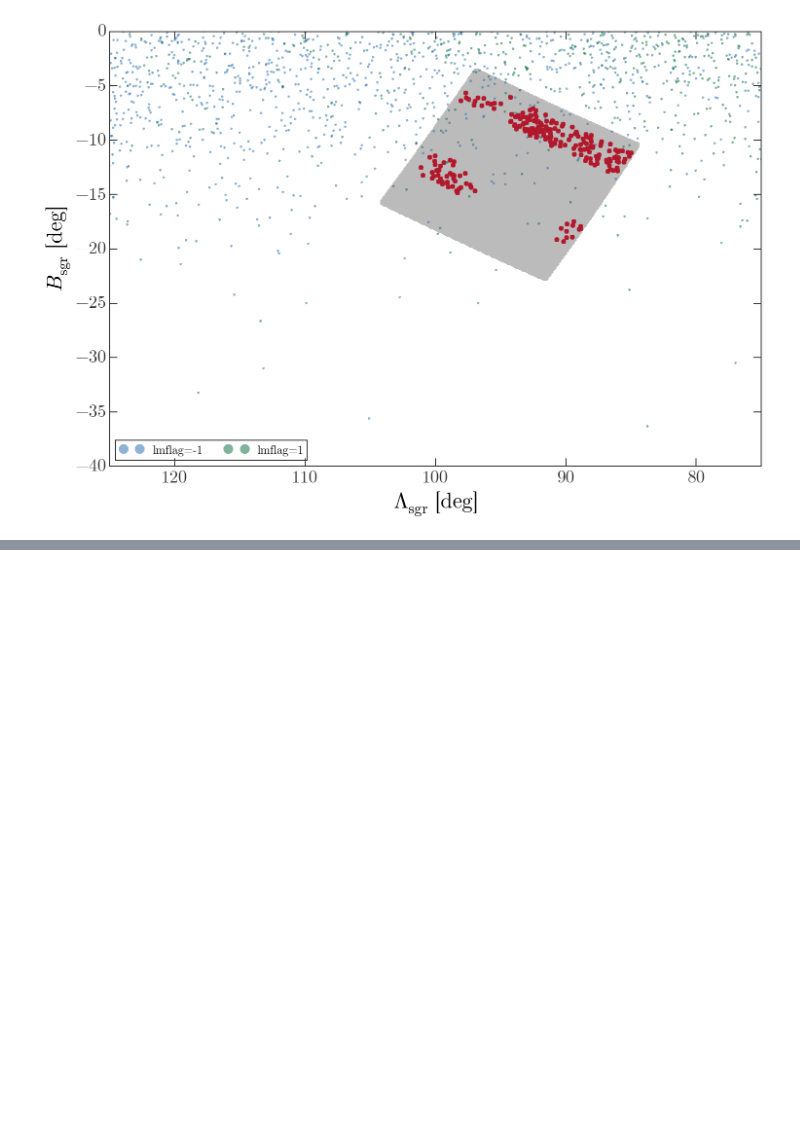
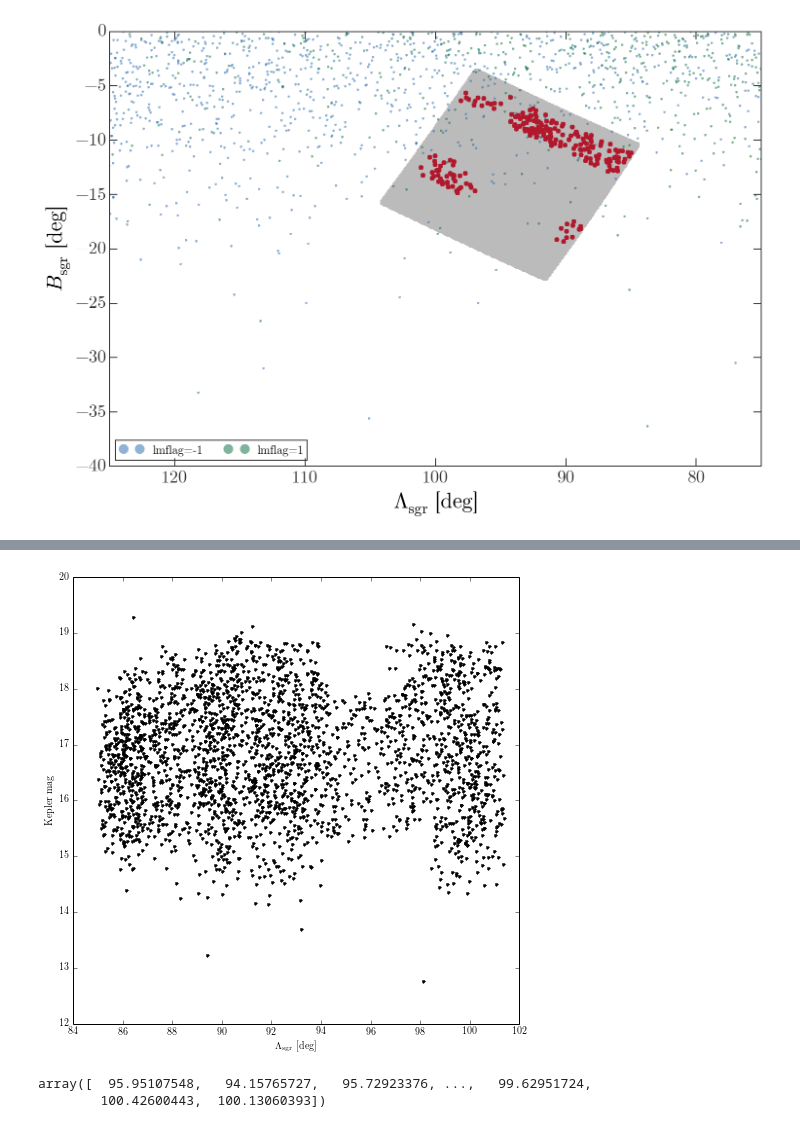
Before and after one commit to adrn/ExtraPlanets, a Jupyter notebook: notebooks/K2 Field 8.ipynb, the cells around one changed output, grey strips where cells are left out. Saved outputs shown, nothing was run; the diff lists cells and outputs as text; code cells hidden in the pictures; blank space fills up the shorter version.

```diff
--- a/notebooks/K2 Field 8.ipynb
+++ b/notebooks/K2 Field 8.ipynb
@@ -337,0 +353,12 @@ plt.ylabel(r"$B_{\rm sgr}$ [deg]")
+# %%
+plt.figure(figsize=(8, 8))
+plt.plot(gstars_sgr.Lambda.degree, kp, ".k")
+plt.xlabel(r"$\Lambda_{\rm sgr}$ [deg]")
+plt.ylabel(r"Kepler mag");
+# %% [output]
+[figure, added]
+# %%
+gstars_sgr.Lambda.degree
+# %% [output]
+array([  95.95107548,   94.15765727,   95.72923376, ...,   99.62951724,
+        100.42600443,  100.13060393])
```
Also changed, not shown: parts of 7 cells of this notebook.
